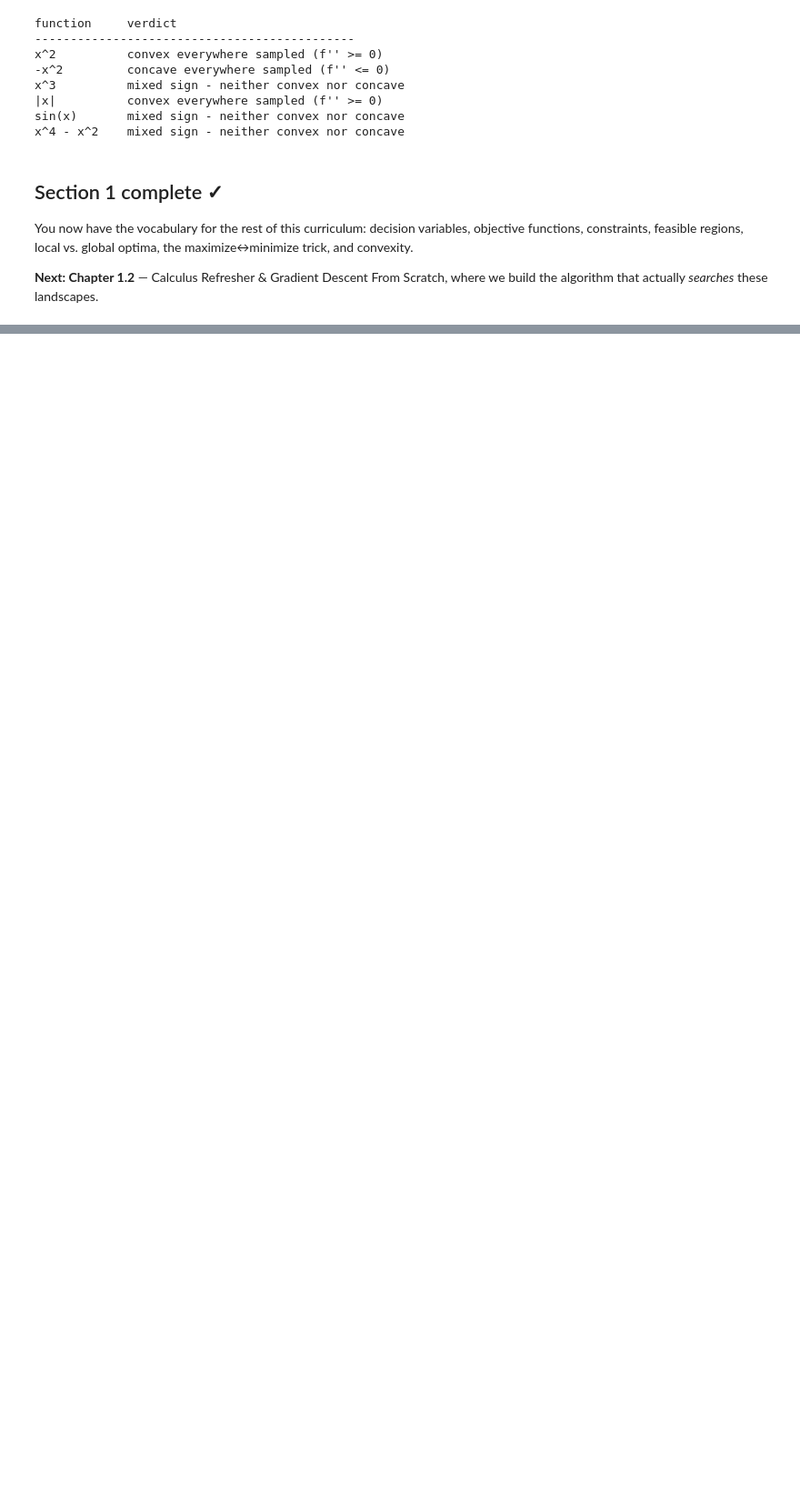
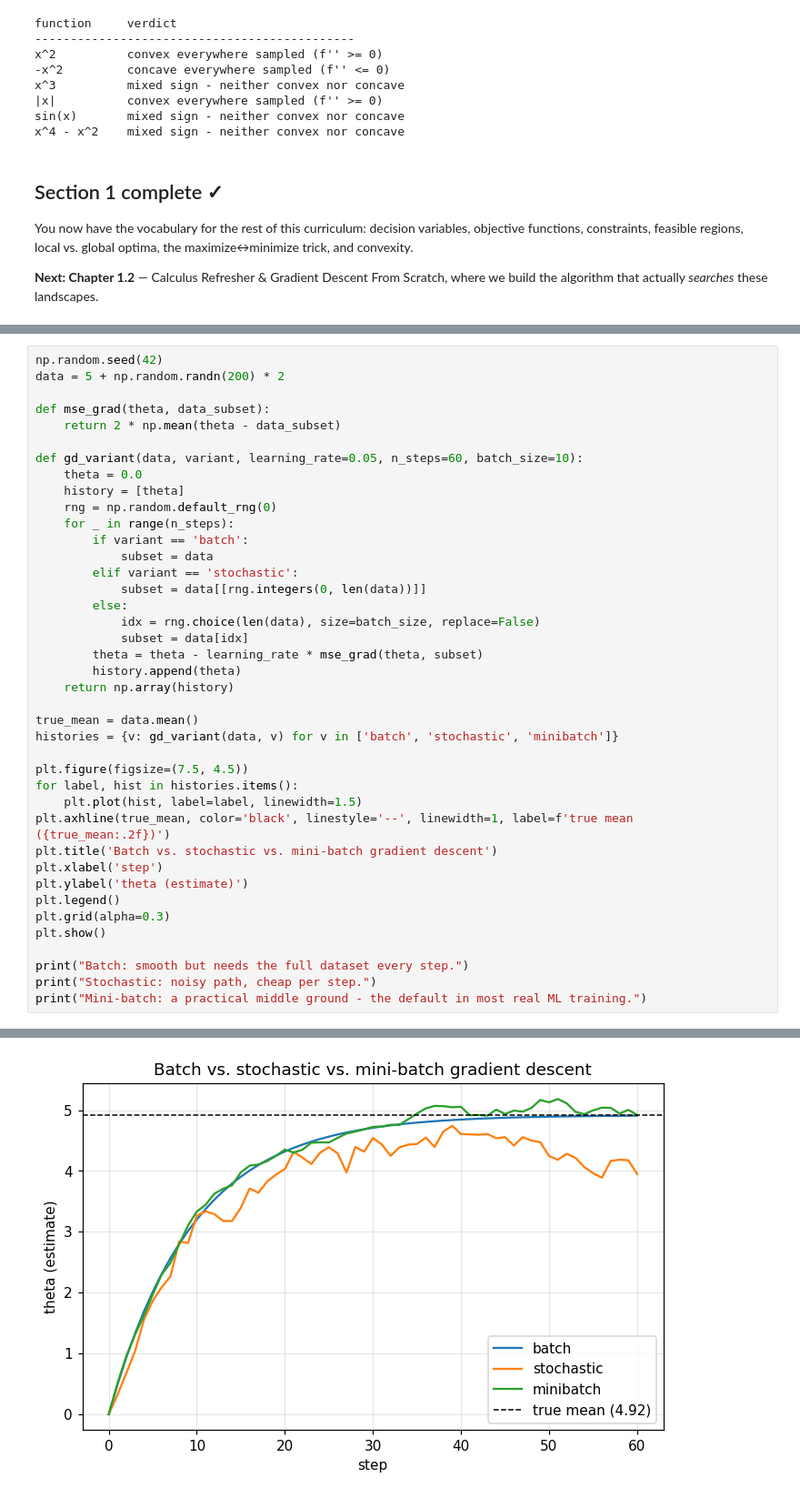
Before and after one commit to Pushkar0997/optimization-to-qubo, a Jupyter notebook: 01-foundations/01_foundations.ipynb, the cells around one changed output, grey strips where cells are left out. Shown at 91% size. Saved outputs shown, nothing was run; the diff lists cells and outputs as text; blank space fills up the shorter version.

```diff
--- a/01-foundations/01_foundations.ipynb
+++ b/01-foundations/01_foundations.ipynb
@@ -295,0 +476,41 @@ You now have the vocabulary for the rest of this curriculum: decision variables,
+# %%
+np.random.seed(42)
+data = 5 + np.random.randn(200) * 2
+
+def mse_grad(theta, data_subset):
+    return 2 * np.mean(theta - data_subset)
+
+def gd_variant(data, variant, learning_rate=0.05, n_steps=60, batch_size=10):
+    theta = 0.0
+    history = [theta]
+    rng = np.random.default_rng(0)
+    for _ in range(n_steps):
+        if variant == 'batch':
+            subset = data
+        elif variant == 'stochastic':
+            subset = data[[rng.integers(0, len(data))]]
+        else:
+            idx = rng.choice(len(data), size=batch_size, replace=False)
+            subset = data[idx]
+        theta = theta - learning_rate * mse_grad(theta, subset)
+        history.append(theta)
+    return np.array(history)
+
+true_mean = data.mean()
+histories = {v: gd_variant(data, v) for v in ['batch', 'stochastic', 'minibatch']}
+
+plt.figure(figsize=(7.5, 4.5))
+for label, hist in histories.items():
+    plt.plot(hist, label=label, linewidth=1.5)
+plt.axhline(true_mean, color='black', linestyle='--', linewidth=1, label=f'true mean ({true_mean:.2f})')
+plt.title('Batch vs. stochastic vs. mini-batch gradient descent')
+plt.xlabel('step')
+plt.ylabel('theta (estimate)')
+plt.legend()
+plt.grid(alpha=0.3)
+plt.show()
+
+print("Batch: smooth but needs the full dataset every step.")
+print("Stochastic: noisy path, cheap per step.")
+print("Mini-batch: a practical middle ground - the default in most real ML training.")
+# %% [output]
@@ -295,0 +520 @@ You now have the vocabulary for the rest of this curriculum: decision variables,
+[figure, added]
```
Also changed, not shown: parts of 23 cells of this notebook.
